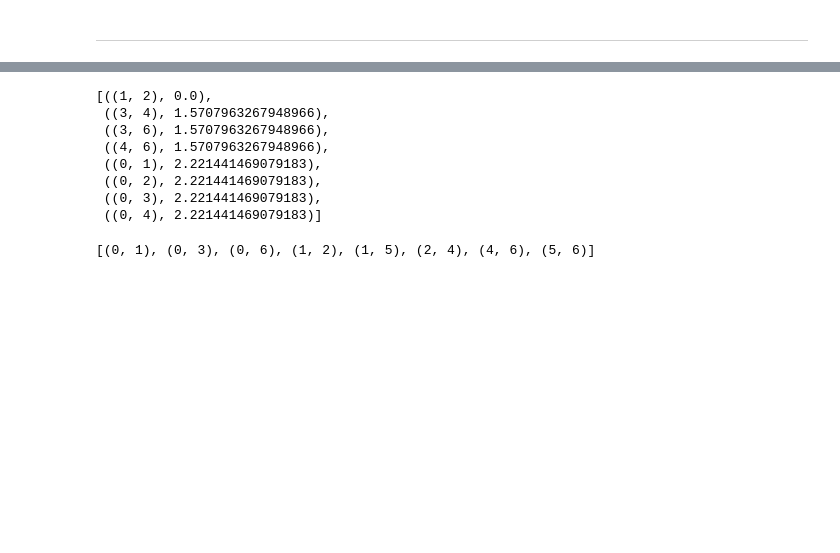
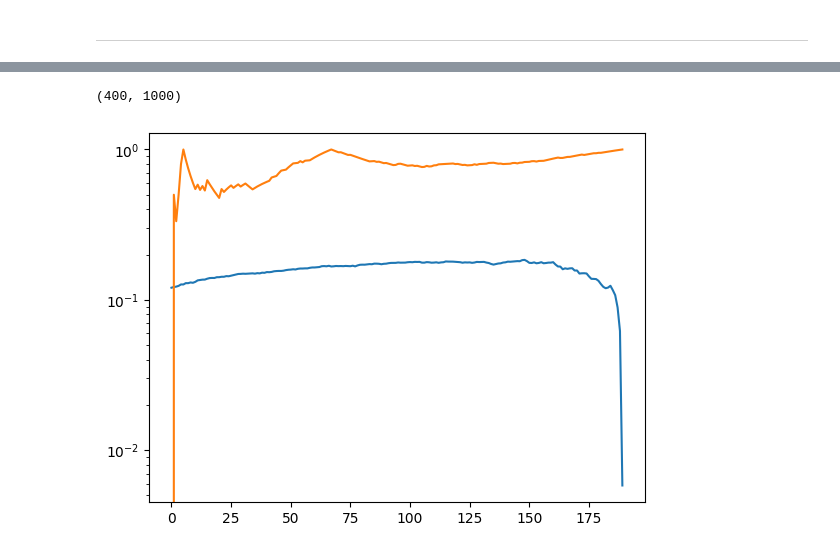
Before and after one commit to LeoDiNino97/LearningOnGraphCellularSheaves, a Jupyter notebook: ToyCase.ipynb, the cells around one changed output, grey strips where cells are left out. Drawn from its saved outputs; the diff is of its cells as text; code cells hidden in the pictures; blank space fills up the shorter version.

```diff
--- a/ToyCase.ipynb
+++ b/ToyCase.ipynb
@@ -391,20 +424,0 @@ for edge in combinations(nodes, 2)
-# %%
-all_edges = list(combinations(range(V), 2))
-
-energies = {
-    e : 0
-    for e in all_edges
-    }
-
-for e in (all_edges):
-    u = e[0]
-    v = e[1]
-
-    '''
-    X_ = np.zeros_like(X)
-    X_[u*d:(u+1)*d,:] = X[u*d:(u+1)*d,:]
-    X_[v*d:(v+1)*d,:] = X[v*d:(v+1)*d,:]
-    energies[e] = np.linalg.norm(BB @ X_)
-    '''
-
-    energies[e] = np.linalg.norm(H[e][e[0]] @ reconstructed[e[0]] - H[e][e[1]] @ reconstructed[e[1]])
@@ -417,15 +424,0 @@ Accuracy in retrieving underlying graph 0.5
-# %%
-retrieved
-# %% [output]
-[((1, 2), 0.0),
- ((3, 4), 1.5707963267948966),
- ((3, 6), 1.5707963267948966),
- ((4, 6), 1.5707963267948966),
- ((0, 1), 2.221441469079183),
- ((0, 2), 2.221441469079183),
- ((0, 3), 2.221441469079183),
- ((0, 4), 2.221441469079183)]
-# %%
-edges
-# %% [output]
-[(0, 1), (0, 3), (0, 6), (1, 2), (1, 5), (2, 4), (4, 6), (5, 6)]
@@ -431,0 +427,29 @@ edges
+# %%
+Y.shape
+# %% [output]
+(400, 1000)
+# %%
+reconstruction_error = np.zeros(190)
+Y = np.vstack([G.signals[v] for v in range(20)])
+
+for i in tqdm(range(1,191)):
+
+    edges = [tup[0] for tup in S.retrieved][i:]
+    B = np.zeros((20*len(edges), 400))
+    for j, edge in enumerate(edges):
+
+        B[j*20:(j+1)*20, edge[0]*20:(edge[0]+1)*20] = S.H[edge][edge[0]]
+        B[j*20:(j+1)*20, edge[1]*20:(edge[1]+1)*20] = - S.H[edge][edge[1]]
+
+    Lf = B.T @ B
+
+    _, U = np.linalg.eig(Lf)
+    X = block_ortho_match_pursuit(Y, U, 60)
+
+    reconstruction_error[i - 1] = np.linalg.norm(Y - U @ X)
+# %%
+plt.plot(reconstruction_error / 1000)
+plt.plot(accs)
+plt.yscale('log')
+# %% [output]
+[figure, added]
```
Also changed, not shown: parts of 32 cells of this notebook, 2 other files.
